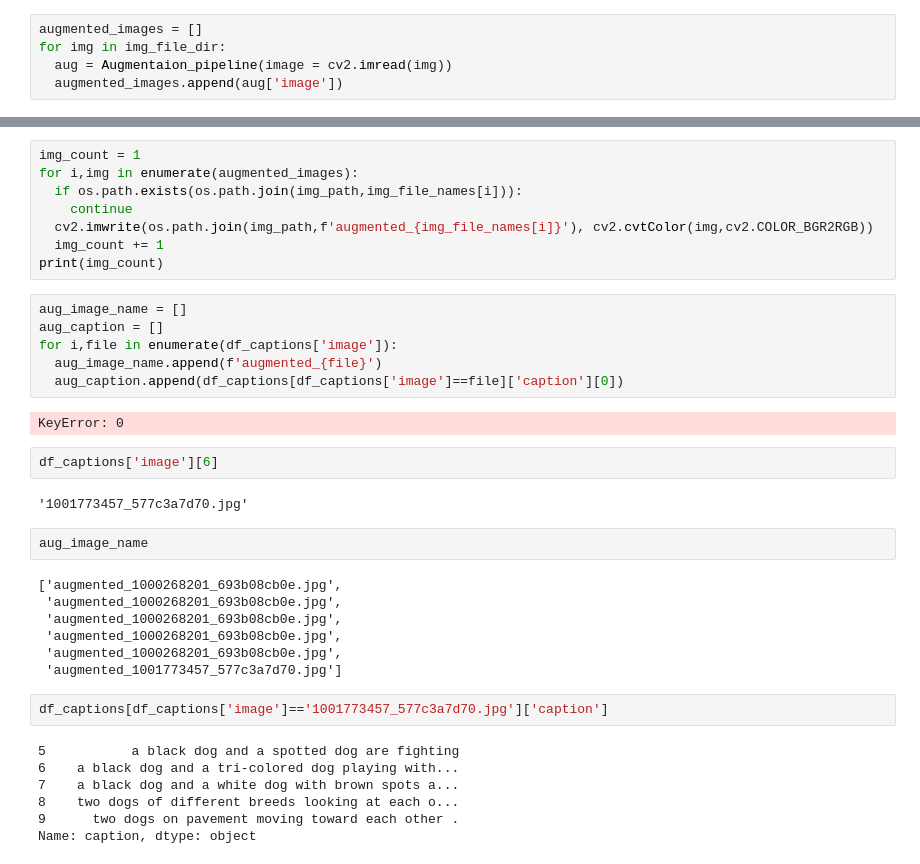
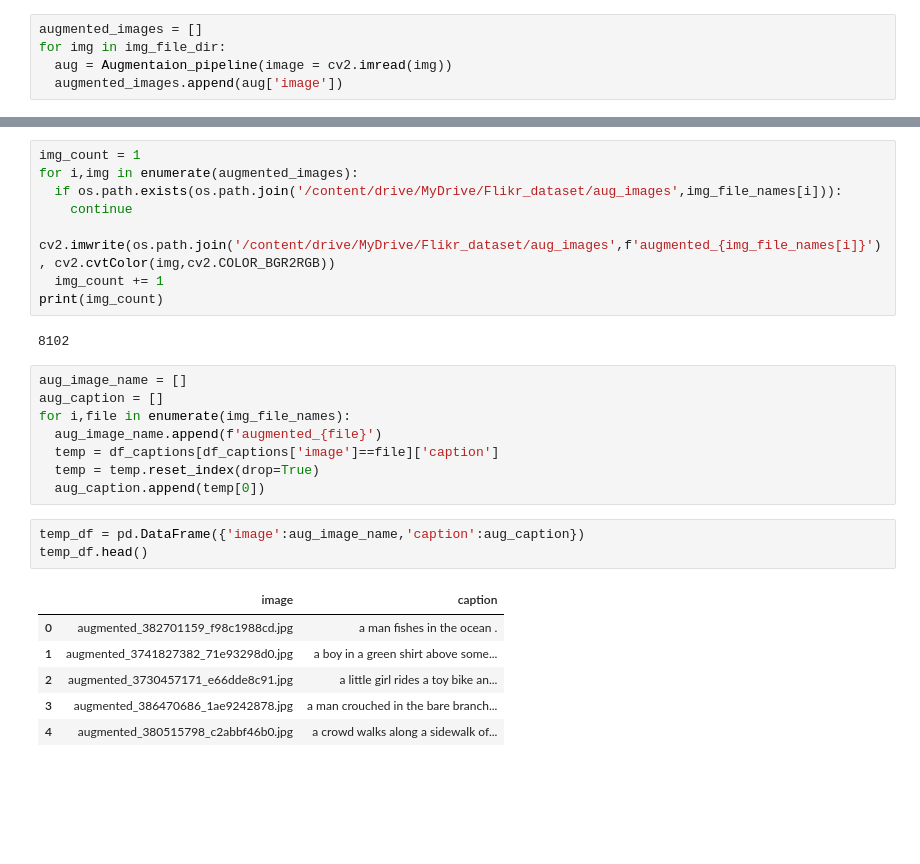
Before and after one commit to PythonPixiePikachu/DataScienceFinalProject, a Jupyter notebook: Image_Preprocessing.ipynb, the cells around one changed output, grey strips where cells are left out. Saved outputs shown, nothing was run; the diff lists cells and outputs as text; blank space fills up the shorter version.

```diff
--- a/Image_Preprocessing.ipynb
+++ b/Image_Preprocessing.ipynb
@@ -155,38 +156,28 @@ plt.show()
 # %%
 img_count = 1
 for i,img in enumerate(augmented_images):
-  if os.path.exists(os.path.join(img_path,img_file_names[i])):
+  if os.path.exists(os.path.join('/content/drive/MyDrive/Flikr_dataset/aug_images',img_file_names[i])):
     continue
-  cv2.imwrite(os.path.join(img_path,f'augmented_{img_file_names[i]}'), cv2.cvtColor(img,cv2.COLOR_BGR2RGB))
+  cv2.imwrite(os.path.join('/content/drive/MyDrive/Flikr_dataset/aug_images',f'augmented_{img_file_names[i]}'), cv2.cvtColor(img,cv2.COLOR_BGR2RGB))
   img_count += 1
 print(img_count)
+# %% [output]
+8102
 # %%
 aug_image_name = []
 aug_caption = []
-for i,file in enumerate(df_captions['image']):
+for i,file in enumerate(img_file_names):
   aug_image_name.append(f'augmented_{file}')
-  aug_caption.append(df_captions[df_captions['image']==file]['caption'][0])
+  temp = df_captions[df_captions['image']==file]['caption']
+  temp = temp.reset_index(drop=True)
+  aug_caption.append(temp[0])
-# %% [output]
-KeyError: 0
-# %%
-df_captions['image'][6]
-# %% [output]
-'1001773457_577c3a7d70.jpg'
-# %%
-aug_image_name
-# %% [output]
-['augmented_1000268201_693b08cb0e.jpg',
- 'augmented_1000268201_693b08cb0e.jpg',
- 'augmented_1000268201_693b08cb0e.jpg',
- 'augmented_1000268201_693b08cb0e.jpg',
- 'augmented_1000268201_693b08cb0e.jpg',
- 'augmented_1001773457_577c3a7d70.jpg']
-# %%
-df_captions[df_captions['image']=='1001773457_577c3a7d70.jpg']['caption']
-# %% [output]
-5           a black dog and a spotted dog are fighting
-6    a black dog and a tri-colored dog playing with...
-7    a black dog and a white dog with brown spots a...
-8    two dogs of different breeds looking at each o...
-9      two dogs on pavement moving toward each other .
-Name: caption, dtype: object
+# %%
+temp_df = pd.DataFrame({'image':aug_image_name,'caption':aug_caption})
+temp_df.head()
+# %% [output]
+|  | image | caption |
+| 0 | augmented_382701159_f98c1988cd.jpg | a man fishes in the ocean . |
+| 1 | augmented_3741827382_71e93298d0.jpg | a boy in a green shirt above some... |
+| 2 | augmented_3730457171_e66dde8c91.jpg | a little girl rides a toy bike an... |
+| 3 | augmented_386470686_1ae9242878.jpg | a man crouched in the bare branch... |
+| 4 | augmented_380515798_c2abbf46b0.jpg | a crowd walks along a sidewalk of... |
```
Also changed, not shown: parts of 8 cells of this notebook.
